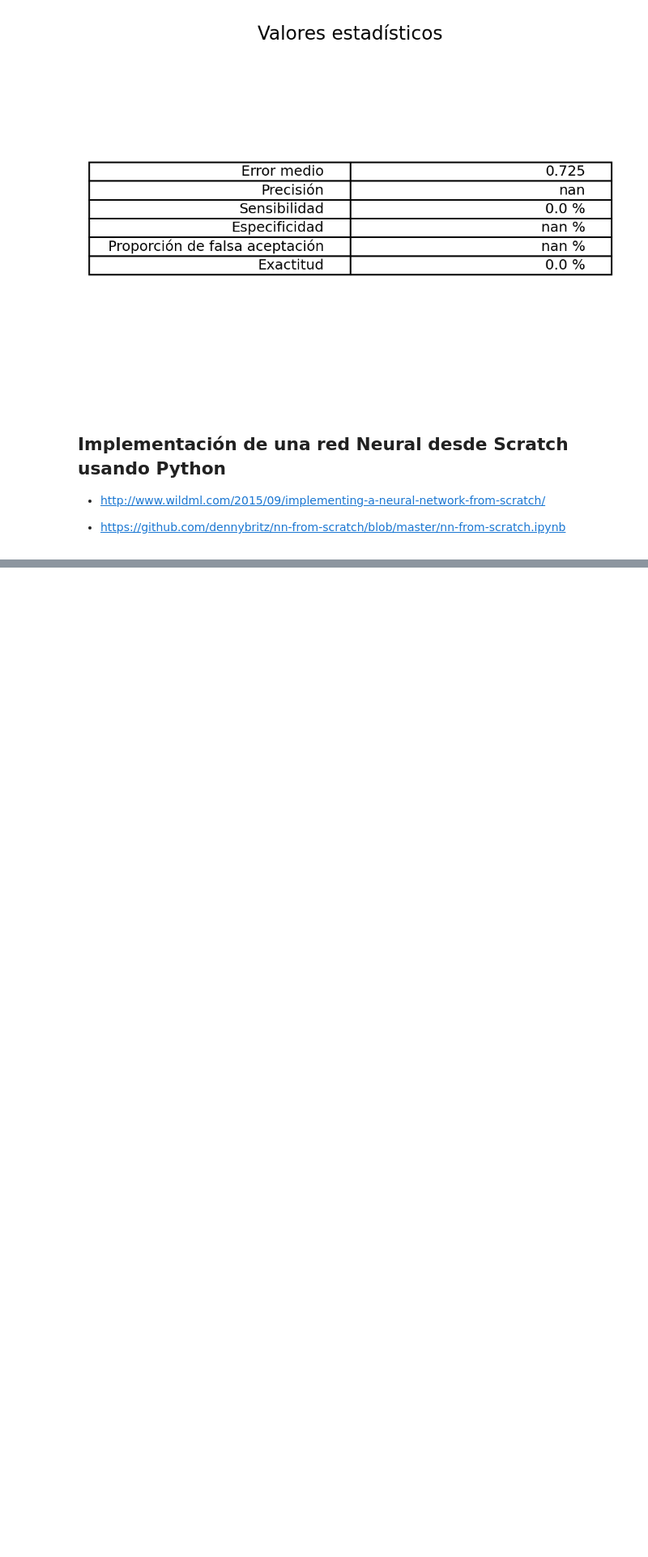
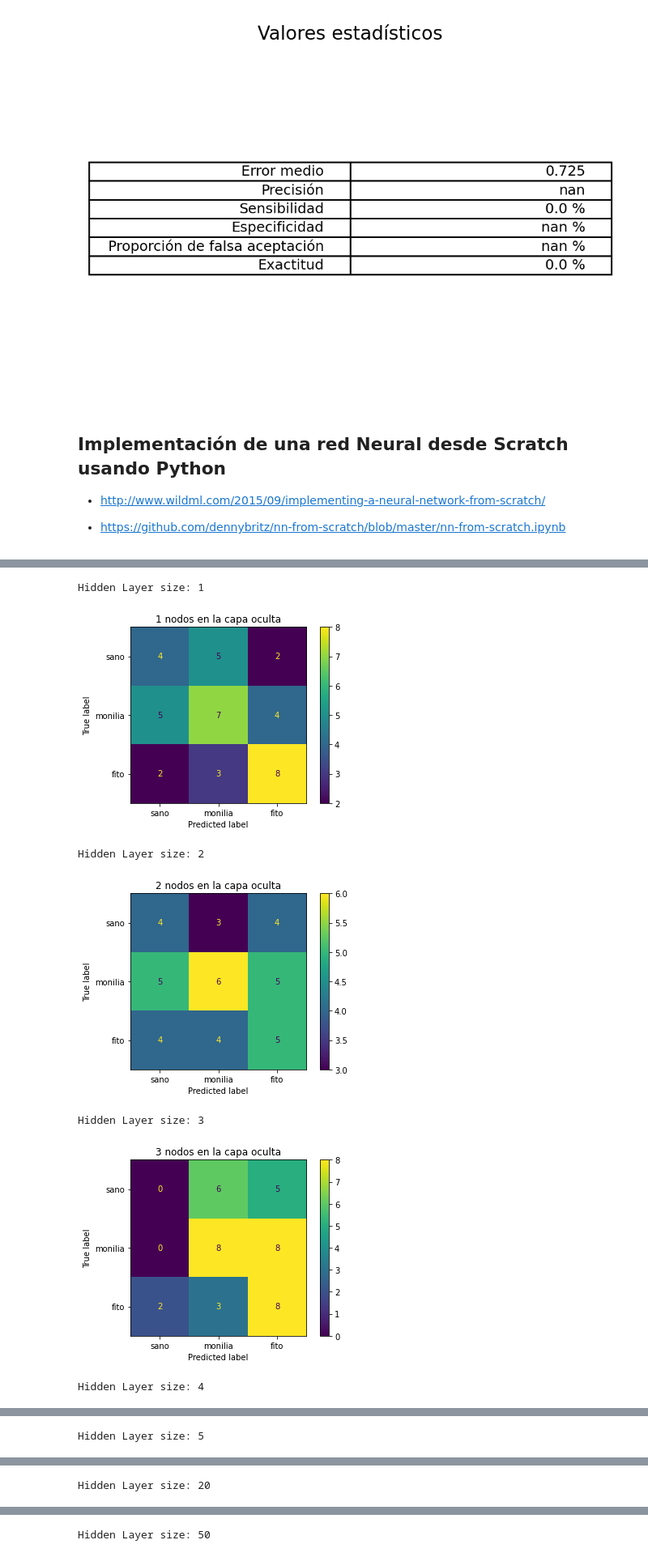
Before and after one commit to esteban11519/tecnicasDeInteligenciaArtificial, a Jupyter notebook: PF/clasificacionConRNA.ipynb, the cells around one changed output, grey strips where cells are left out. Shown at 81% size. Cells and saved outputs as stored; diff of their text form; code cells hidden in the pictures; blank space fills up the shorter version.

```diff
--- a/PF/clasificacionConRNA.ipynb
+++ b/PF/clasificacionConRNA.ipynb
@@ -756,0 +966,27 @@ valoresEstadisticos(Yprueba,tp,fp,fn,tp)
+# %%
+#Parámetros de descenso de gradiente
+epsilon = 0.01 # taza de aprendizaje
+reg_lambda = 0.01
+nn_output_dim = 3 # dimensión de capa de salida
+
+hidden_layer_dimensions = [1, 2, 3, 4, 5, 20, 50]
+for i, nn_hdim in enumerate(hidden_layer_dimensions):
+    print(f'\n\nHidden Layer size: {nn_hdim}')
+    model = build_model(nn_hdim,X,Y3Clases,reg_lambda,epsilon,nn_output_dim,print_loss=False)
+
+    # Matriz de confusión Con scikit-learn
+    Yprediccion=predict(model, Xprueba)
+    cm = confusion_matrix(Yprueba3Clases, Yprediccion)
+    # tn, fp, fn, tp = cm.ravel()
+    cm_display = ConfusionMatrixDisplay(cm,display_labels=["sano","monilia","fito"]).plot()
+    cm_display.ax_.set_title(f'{nn_hdim} nodos en la capa oculta')
+    plt.show()
+    # valoresEstadisticos(Yprueba,tp,fp,fn,tp)
+# %% [output]
+Hidden Layer size: 1
+[figure, added]
+Hidden Layer size: 2
+[figure, added]
+Hidden Layer size: 3
+[figure, added]
+Hidden Layer size: 4
@@ -756,0 +994 @@ valoresEstadisticos(Yprueba,tp,fp,fn,tp)
+Hidden Layer size: 5
@@ -756,0 +996 @@ valoresEstadisticos(Yprueba,tp,fp,fn,tp)
+Hidden Layer size: 20
@@ -756,0 +998 @@ valoresEstadisticos(Yprueba,tp,fp,fn,tp)
+Hidden Layer size: 50
```
Also changed, not shown: parts of 12 cells of this notebook.
